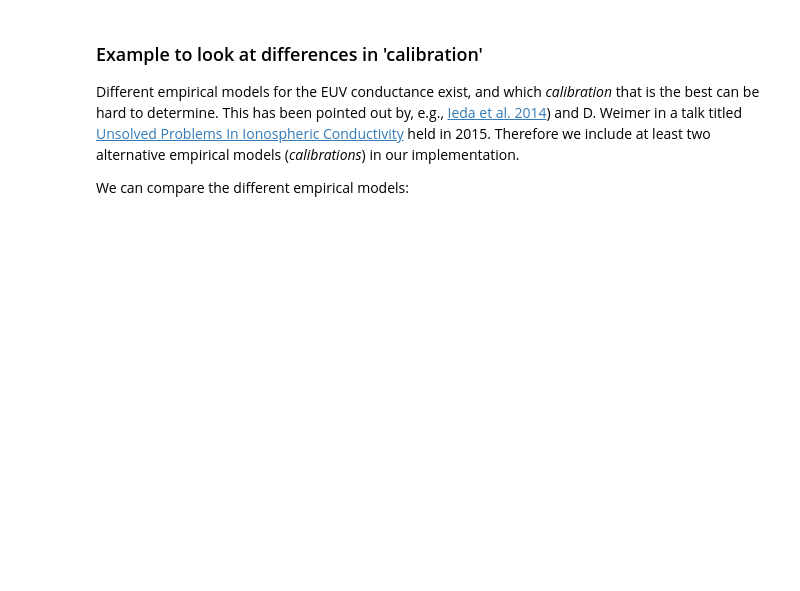
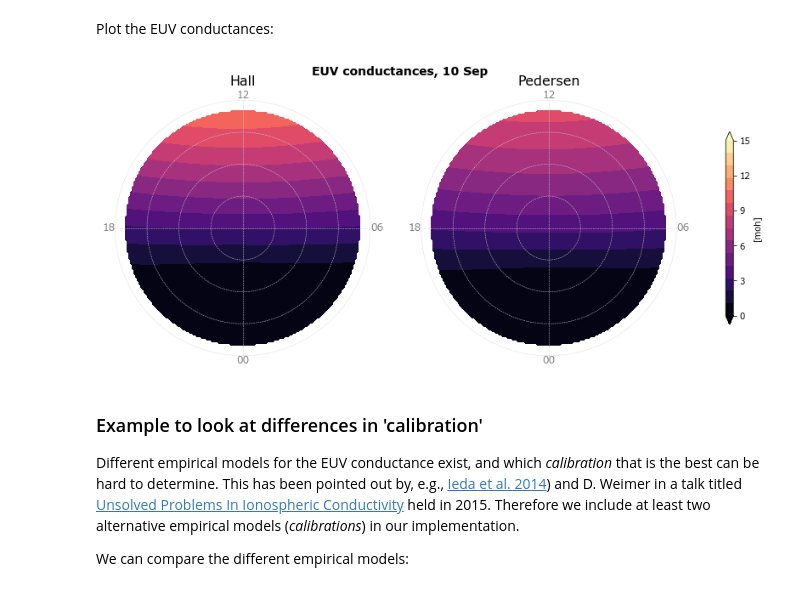
Before and after one commit to klaundal/lompe, a Jupyter notebook: examples/code_paper_figures/03_Conductance_example.ipynb, the cells around one changed output. Saved outputs shown, nothing was run; the diff lists cells and outputs as text; code cells hidden in the pictures; blank space fills up the shorter version.

```diff
--- a/examples/code_paper_figures/03_Conductance_example.ipynb
+++ b/examples/code_paper_figures/03_Conductance_example.ipynb
@@ -147,10 +104,18 @@ If we want only the EUV contribution to the conductance, we use the EUV_conducta
 
 To get only solar EUV contribution to the ionospheric conductance:
 # %%
-# get sza for locations from Lompe utils
-sza = sunlight.sza(grid.lat, grid.lon, time)
+sza = sunlight.sza(lat, lon, time) # get sza for locations from Lompe utils
 
 EUV_SH, EUV_SP = EUV_conductance(sza, F107, 'hp') # or one or the other using hallOrped ('h' or 'p')
+# %% [markdown]
+Plot the EUV conductances:
+# %%
+header = """EUV conductances, """+time.strftime("%d %b") + """                """
+levels = np.linspace(0,15,15)
+ticks  = np.linspace(0,15,6)
+make_cond_figure(mlat, mlt, EUV_SH, EUV_SP, levels=levels, ticks=ticks, header=header)
+# %% [output]
+[figure, added]
 # %% [markdown]
 ### Example to look at differences in 'calibration'
 
```
Also changed, not shown: parts of 26 cells of this notebook, 6 other files.
